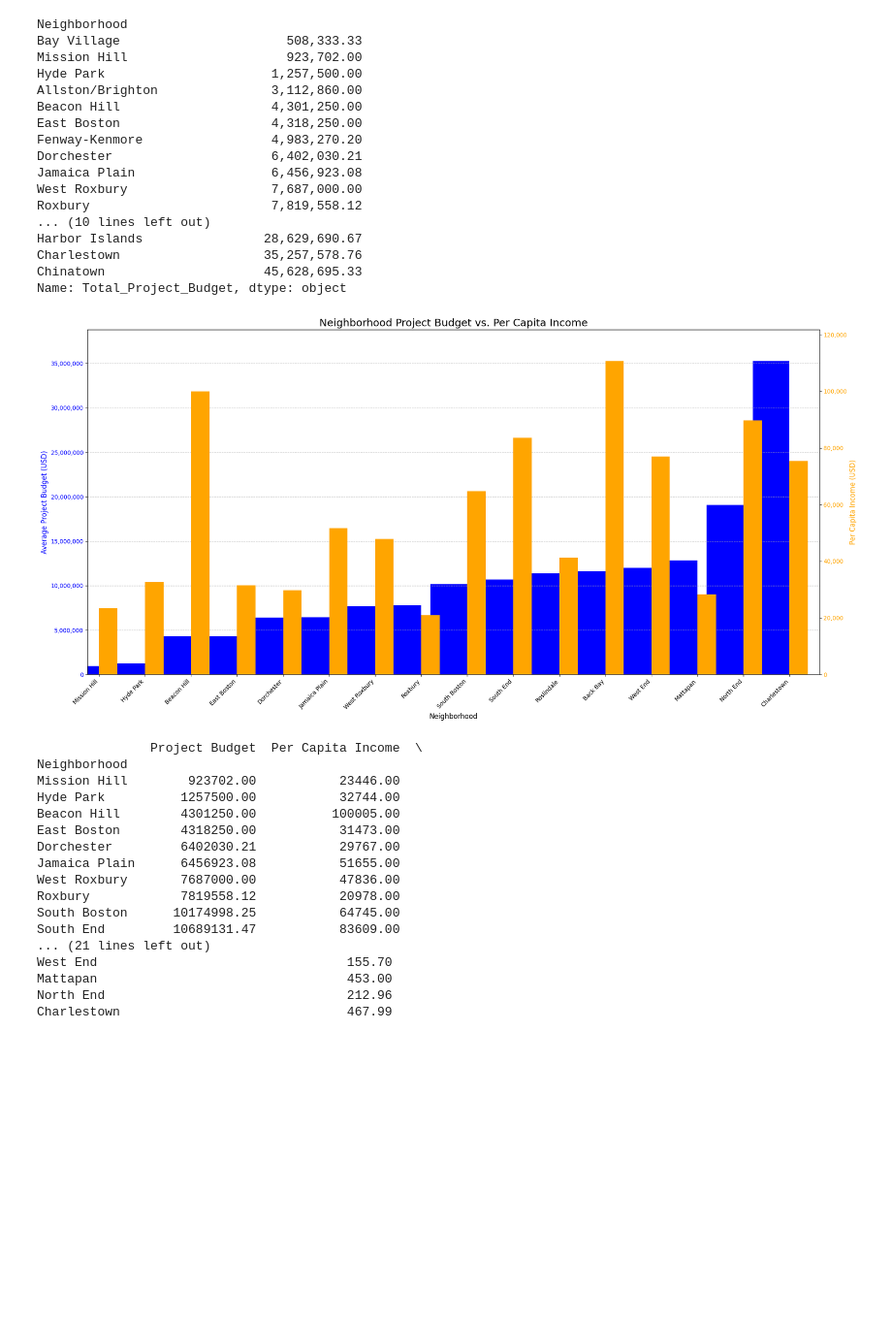
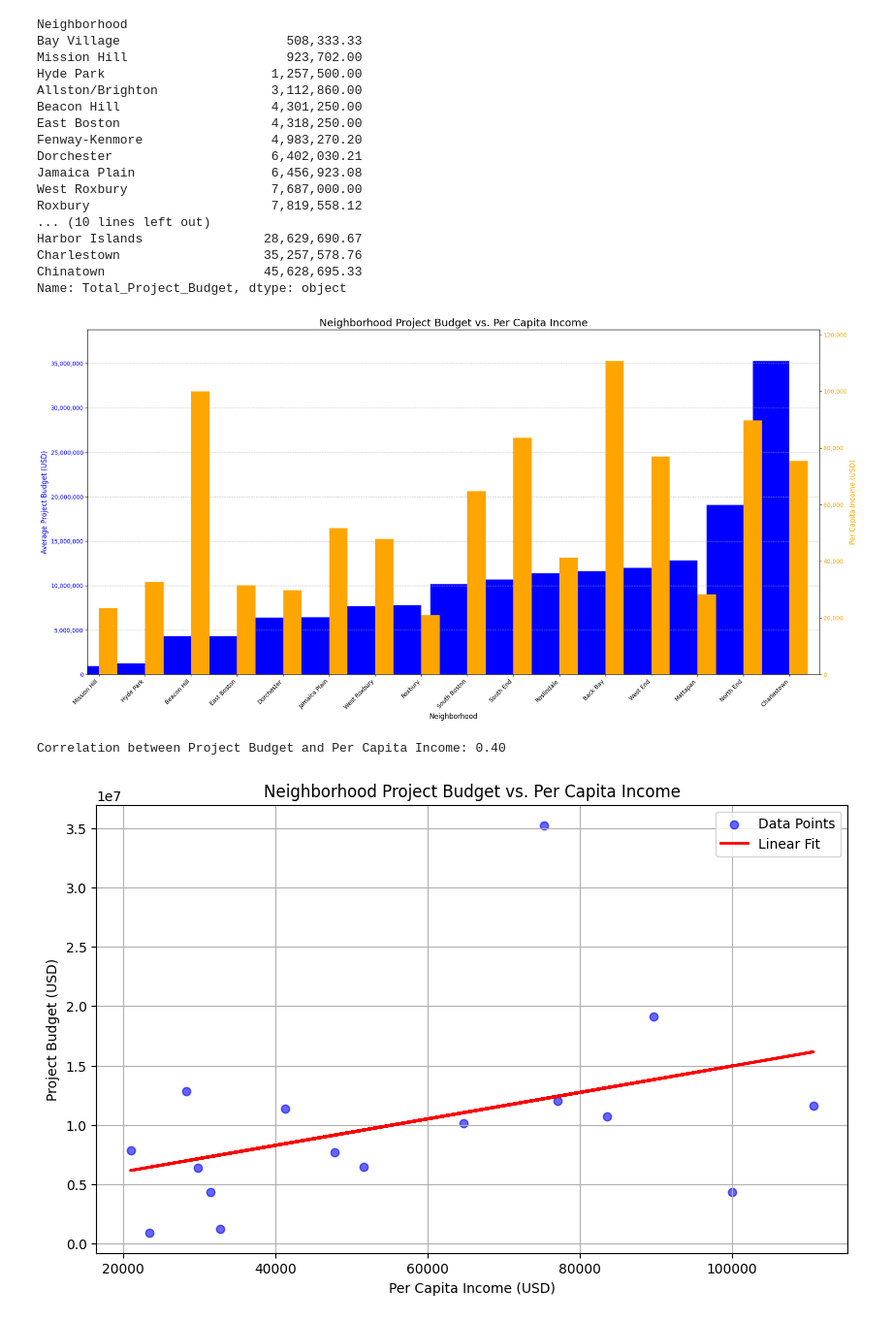
Before and after one commit to arionct/Boston-City-Budget, a Jupyter notebook: visualization.ipynb, the cells around one changed output. Shown at 97% size. Drawn from its saved outputs; the diff is of its cells as text; code cells hidden in the pictures; blank space fills up the shorter version.

Commit message:
Fixed neighbrohood vs income spending regression model

```diff
--- a/visualization.ipynb
+++ b/visualization.ipynb
@@ -383,25 +383,34 @@ plt.show()
 # Disable scientific notation in Pandas
 pd.set_option('display.float_format', '{:.2f}'.format)
 
-# Calculate the spending per capita income ratio and display
-combined_df['Spending per Capita Income Ratio'] = combined_df['Project Budget'] / combined_df['Per Capita Income']
-print(combined_df[['Project Budget', 'Per Capita Income', 'Spending per Capita Income Ratio']])
+# Calculate the correlation coef
+correlation = combined_df['Project Budget'].corr(combined_df['Per Capita Income'])
+print(f"Correlation between Project Budget and Per Capita Income: {correlation:.2f}")
+    #A positive correlation (e.g., > 0.5) would suggest that neighborhoods with higher per capita incomes tend to have higher spending,
+    #negative correlation would suggest the opposite. Values around 0 indicate weak or no linear relationship.
 # %% [output]
 [figure]
-               Project Budget  Per Capita Income  \
-Neighborhood
-Mission Hill        923702.00           23446.00
-Hyde Park          1257500.00           32744.00
-Beacon Hill        4301250.00          100005.00
-East Boston        4318250.00           31473.00
-Dorchester         6402030.21           29767.00
-Jamaica Plain      6456923.08           51655.00
-West Roxbury       7687000.00           47836.00
-Roxbury            7819558.12           20978.00
-South Boston      10174998.25           64745.00
-South End         10689131.47           83609.00
-... (21 lines left out)
-West End                                 155.70
-Mattapan                                 453.00
-North End                                212.96
-Charlestown                              467.99
+Correlation between Project Budget and Per Capita Income: 0.40
+# %%
+from sklearn.linear_model import LinearRegression
+
+X = combined_df[['Per Capita Income']].values
+Y = combined_df['Project Budget'].values
+
+model = LinearRegression()
+model.fit(X,Y)
+
+y_pred = model.predict(X)
+
+plt.figure(figsize=(10, 6))
+plt.scatter(combined_df['Per Capita Income'], combined_df['Project Budget'], color='blue', alpha=0.6, label='Data Points')
+plt.plot(combined_df['Per Capita Income'], y_pred, color='red', linewidth=2, label='Linear Fit')
+plt.title('Neighborhood Project Budget vs. Per Capita Income')
+plt.xlabel('Per Capita Income (USD)')
+plt.ylabel('Project Budget (USD)')
+plt.grid(True)
+plt.legend()
+
+plt.show()
+# %% [output]
+[figure, added]
```
Also changed, not shown: parts of 1 cell of this notebook.
